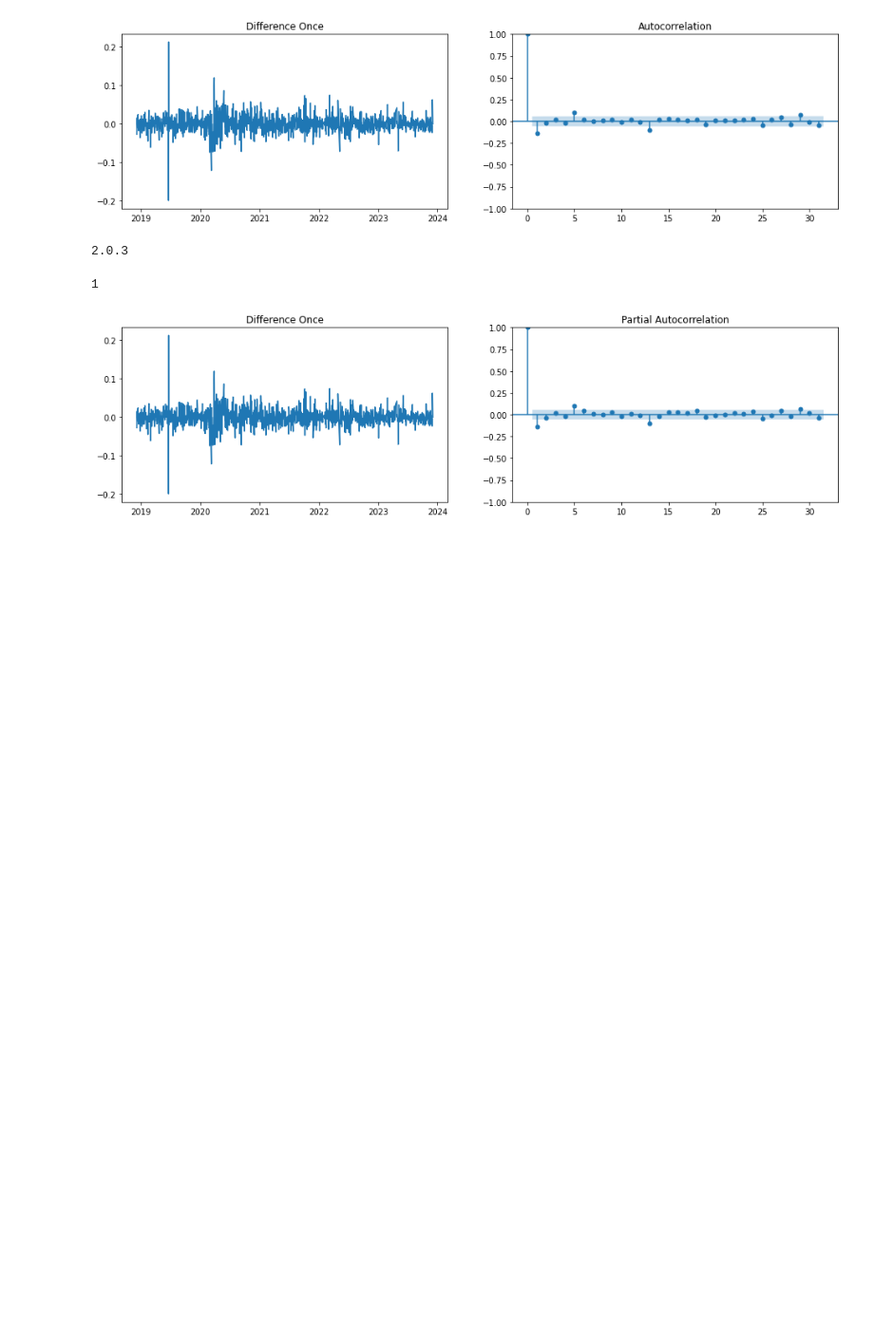
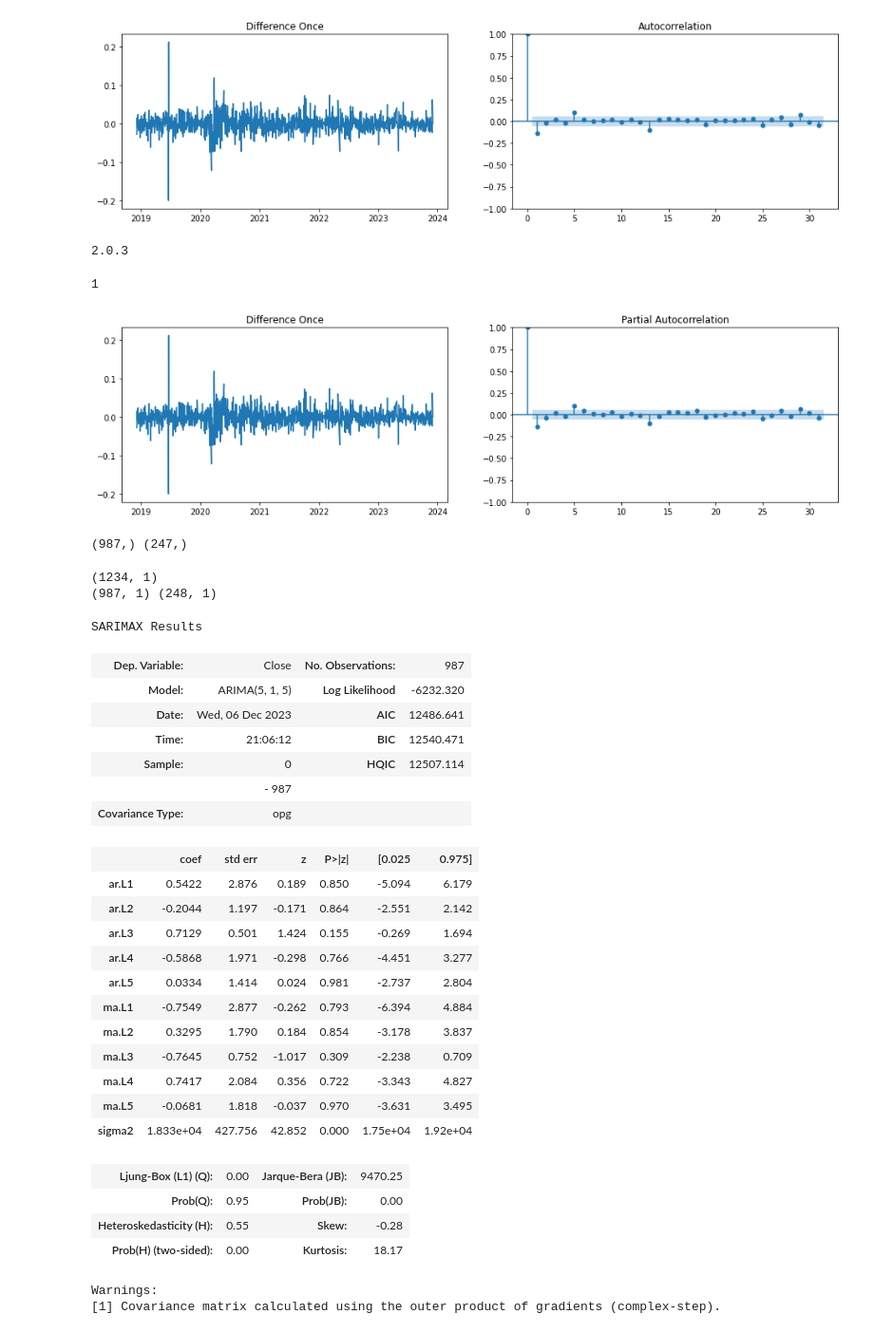
Before and after one commit to darrenxx3/Astra-International-stock-prediction, a Jupyter notebook: code.ipynb, the cells around one changed output. Shown at 95% size. Saved outputs shown, nothing was run; the diff lists cells and outputs as text; code cells hidden in the pictures; blank space fills up the shorter version.

```diff
--- a/code.ipynb
+++ b/code.ipynb
@@ -341,0 +346,48 @@ from sklearn.model_selection import train_test_split
+# %%
+print(train.shape, test.shape)
+# %% [output]
+(987,) (247,)
+# %%
+print(asii.shape)
+train = asii.iloc[:987]
+test = asii.iloc[986:]
+print(train.shape, test.shape)
+
+# print(asii.shape)
+# train = asii.iloc[:-46]
+# test = asii.iloc[-45:]
+# print(train.shape, test.shape)
+# %% [output]
+(1234, 1)
+(987, 1) (248, 1)
+# %%
+model= ARIMA(train, order=(5,1,5))
+results = model.fit()
+results.summary()
+# %% [output]
+SARIMAX Results
+| Dep. Variable: | Close | No. Observations: | 987 |
+| Model: | ARIMA(5, 1, 5) | Log Likelihood | -6232.320 |
+| Date: | Wed, 06 Dec 2023 | AIC | 12486.641 |
+| Time: | 21:06:12 | BIC | 12540.471 |
+| Sample: | 0 | HQIC | 12507.114 |
+|  | - 987 |  |  |
+| Covariance Type: | opg |  |  |
+|  | coef | std err | z | P>|z| | [0.025 | 0.975] |
+| ar.L1 | 0.5422 | 2.876 | 0.189 | 0.850 | -5.094 | 6.179 |
+| ar.L2 | -0.2044 | 1.197 | -0.171 | 0.864 | -2.551 | 2.142 |
+| ar.L3 | 0.7129 | 0.501 | 1.424 | 0.155 | -0.269 | 1.694 |
+| ar.L4 | -0.5868 | 1.971 | -0.298 | 0.766 | -4.451 | 3.277 |
+| ar.L5 | 0.0334 | 1.414 | 0.024 | 0.981 | -2.737 | 2.804 |
+| ma.L1 | -0.7549 | 2.877 | -0.262 | 0.793 | -6.394 | 4.884 |
+| ma.L2 | 0.3295 | 1.790 | 0.184 | 0.854 | -3.178 | 3.837 |
+| ma.L3 | -0.7645 | 0.752 | -1.017 | 0.309 | -2.238 | 0.709 |
+| ma.L4 | 0.7417 | 2.084 | 0.356 | 0.722 | -3.343 | 4.827 |
+| ma.L5 | -0.0681 | 1.818 | -0.037 | 0.970 | -3.631 | 3.495 |
+| sigma2 | 1.833e+04 | 427.756 | 42.852 | 0.000 | 1.75e+04 | 1.92e+04 |
+| Ljung-Box (L1) (Q): | 0.00 | Jarque-Bera (JB): | 9470.25 |
+| Prob(Q): | 0.95 | Prob(JB): | 0.00 |
+| Heteroskedasticity (H): | 0.55 | Skew: | -0.28 |
+| Prob(H) (two-sided): | 0.00 | Kurtosis: | 18.17 |
+Warnings:
+[1] Covariance matrix calculated using the outer product of gradients (complex-step).
```
Also changed, not shown: parts of 6 cells of this notebook.
